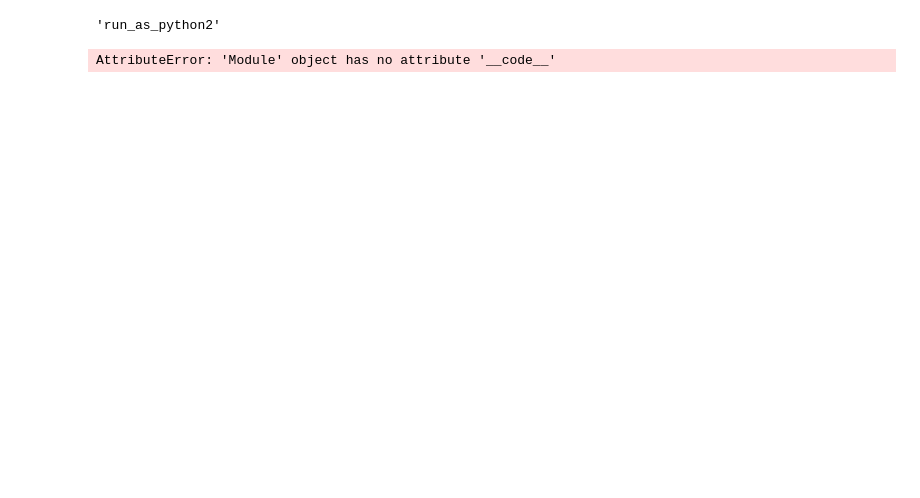
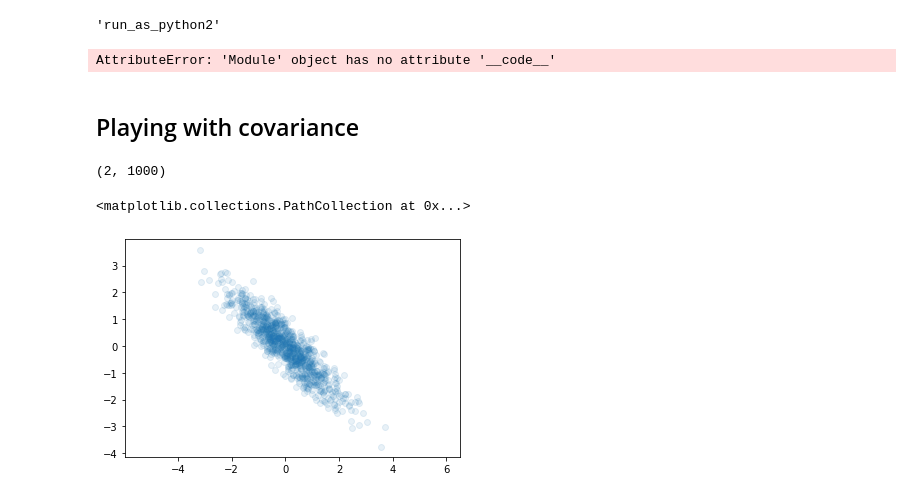
Before and after one commit to carlos-gemmell/Glasgow-NLP, a Jupyter notebook: notebooks/playground.ipynb, the cells around one changed output. Cells and saved outputs as stored; diff of their text form; code cells hidden in the pictures; blank space fills up the shorter version.

```diff
--- a/notebooks/playground.ipynb
+++ b/notebooks/playground.ipynb
@@ -668,3 +950,20 @@ AttributeError: 'Module' object has no attribute '__code__'
 # %%
 from copy_gen_transformer import Transformer
 model = Transformer()
+# %% [markdown]
+## Playing with covariance
+# %%
+points = np.random.rand(2,100)
+
+mean = [0, 0]
+cov = [[1, -0.9],
+       [-0.9, 1]]
+points = np.random.multivariate_normal(mean, cov, 1000).T
+print(points.shape)
+
+plt.axis('equal')
+plt.scatter(points[0,:],points[1,:], alpha=0.1)
+# %% [output]
+(2, 1000)
+<matplotlib.collections.PathCollection at 0x...>
+[figure, added]
```
Also changed, not shown: parts of 18 cells of this notebook.
